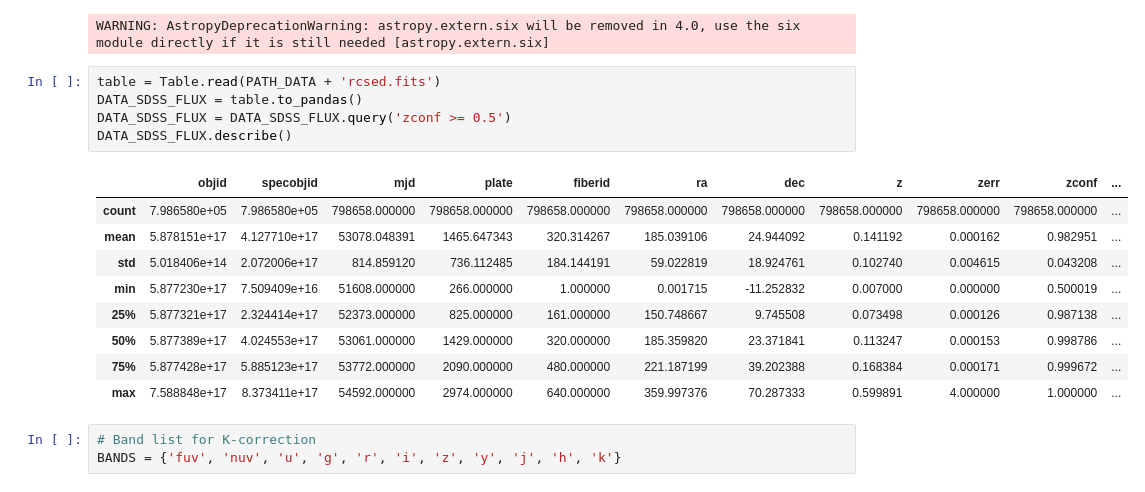
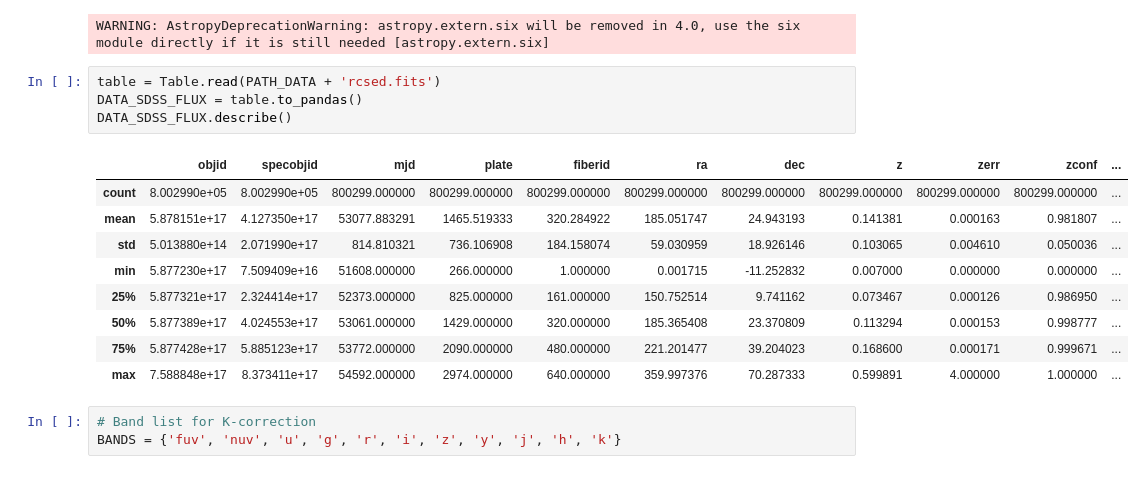
Before and after one commit to s-ysd/ManifoldLearning, a Jupyter notebook: jupyter_notebook/CompleteSDSSForManifoldLearning.ipynb, the cells around one changed output. Drawn from its saved outputs; the diff is of its cells as text.

```diff
--- a/jupyter_notebook/CompleteSDSSForManifoldLearning.ipynb
+++ b/jupyter_notebook/CompleteSDSSForManifoldLearning.ipynb
@@ -49,17 +49,16 @@ WARNING: AstropyDeprecationWarning: astropy.extern.six will be removed in 4.0, u
 # %%
 table = Table.read(PATH_DATA + 'rcsed.fits')
 DATA_SDSS_FLUX = table.to_pandas()
-DATA_SDSS_FLUX = DATA_SDSS_FLUX.query('zconf >= 0.5')
 DATA_SDSS_FLUX.describe()
 # %% [output]
 |  | objid | specobjid | mjd | plate | fiberid | ra | dec | z | zerr | zconf | ... |
-| count | 7.986580e+05 | 7.986580e+05 | 798658.000000 | 798658.000000 | 798658.000000 | 798658.000000 | 798658.000000 | 798658.000000 | 798658.000000 | 798658.000000 | ... |
-| mean | 5.878151e+17 | 4.127710e+17 | 53078.048391 | 1465.647343 | 320.314267 | 185.039106 | 24.944092 | 0.141192 | 0.000162 | 0.982951 | ... |
-| std | 5.018406e+14 | 2.072006e+17 | 814.859120 | 736.112485 | 184.144191 | 59.022819 | 18.924761 | 0.102740 | 0.004615 | 0.043208 | ... |
-| min | 5.877230e+17 | 7.509409e+16 | 51608.000000 | 266.000000 | 1.000000 | 0.001715 | -11.252832 | 0.007000 | 0.000000 | 0.500019 | ... |
-| 25% | 5.877321e+17 | 2.324414e+17 | 52373.000000 | 825.000000 | 161.000000 | 150.748667 | 9.745508 | 0.073498 | 0.000126 | 0.987138 | ... |
-| 50% | 5.877389e+17 | 4.024553e+17 | 53061.000000 | 1429.000000 | 320.000000 | 185.359820 | 23.371841 | 0.113247 | 0.000153 | 0.998786 | ... |
-| 75% | 5.877428e+17 | 5.885123e+17 | 53772.000000 | 2090.000000 | 480.000000 | 221.187199 | 39.202388 | 0.168384 | 0.000171 | 0.999672 | ... |
+| count | 8.002990e+05 | 8.002990e+05 | 800299.000000 | 800299.000000 | 800299.000000 | 800299.000000 | 800299.000000 | 800299.000000 | 800299.000000 | 800299.000000 | ... |
+| mean | 5.878151e+17 | 4.127350e+17 | 53077.883291 | 1465.519333 | 320.284922 | 185.051747 | 24.943193 | 0.141381 | 0.000163 | 0.981807 | ... |
+| std | 5.013880e+14 | 2.071990e+17 | 814.810321 | 736.106908 | 184.158074 | 59.030959 | 18.926146 | 0.103065 | 0.004610 | 0.050036 | ... |
+| min | 5.877230e+17 | 7.509409e+16 | 51608.000000 | 266.000000 | 1.000000 | 0.001715 | -11.252832 | 0.007000 | 0.000000 | 0.000000 | ... |
+| 25% | 5.877321e+17 | 2.324414e+17 | 52373.000000 | 825.000000 | 161.000000 | 150.752514 | 9.741162 | 0.073467 | 0.000126 | 0.986950 | ... |
+| 50% | 5.877389e+17 | 4.024553e+17 | 53061.000000 | 1429.000000 | 320.000000 | 185.365408 | 23.370809 | 0.113294 | 0.000153 | 0.998777 | ... |
+| 75% | 5.877428e+17 | 5.885123e+17 | 53772.000000 | 2090.000000 | 480.000000 | 221.201477 | 39.204023 | 0.168600 | 0.000171 | 0.999671 | ... |
 | max | 7.588848e+17 | 8.373411e+17 | 54592.000000 | 2974.000000 | 640.000000 | 359.997376 | 70.287333 | 0.599891 | 4.000000 | 1.000000 | ... |
 # %%
 # Band list for K-correction
```
Also changed, not shown: parts of 7 cells of this notebook, 1 other file.
